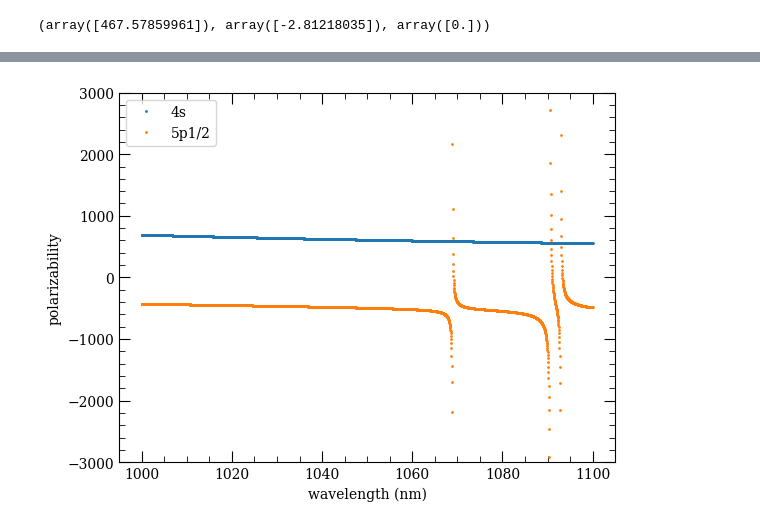
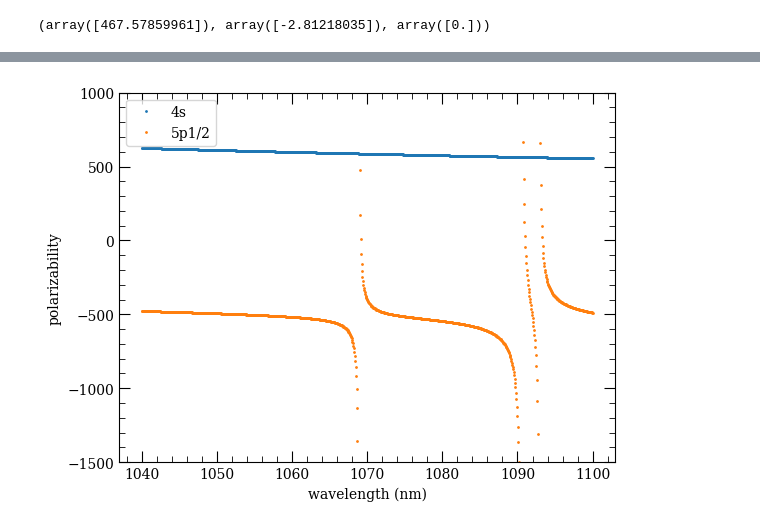
Before and after one commit to ucsb-amo/k-amo, a Jupyter notebook: kamo/light_shift/master_file.ipynb, the cells around one changed output, grey strips where cells are left out. Cells and saved outputs as stored; diff of their text form; code cells hidden in the pictures.

```diff
--- a/kamo/light_shift/master_file.ipynb
+++ b/kamo/light_shift/master_file.ipynb
@@ -12,7 +32,7 @@ cp.compute_fine_structure_polarizability(4,0,1/2,1227.67e-9)
 import time
 
 t0 = time.time()
-wavelengths_5pmagic = np.linspace(1060.,1100.,3000) * 1.e-9
+wavelengths_5pmagic = np.linspace(1040.,1100.,1000) * 1.e-9
 alpha_4s_5pmagic, _, _ = cp.compute_fine_structure_polarizability(4,0,1/2,wavelength_m=wavelengths_5pmagic)
 alpha_5p_5pmagic, _, _ = cp.compute_fine_structure_polarizability(5,1,1/2,wavelength_m=wavelengths_5pmagic)
 print(time.time() - t0)
@@ -37,16 +41,16 @@ No portal data for 4s1/2 to 14p1/2 -- substituting ARC data.
 # %%
 plt.figure()
-yylim1 = [-3000,3000]
+yylim1 = [-1500,1000]
 msize = 2
 plt.plot(wavelengths_5pmagic*1.e9,alpha_4s_5pmagic,'.',markersize=msize)
 plt.plot(wavelengths_5pmagic*1.e9,alpha_5p_5pmagic,'.',markersize=msize)
 plt.xlabel("wavelength (nm)")
 plt.ylabel("polarizability")
 plt.legend(['4s','5p1/2'])
 plt.ylim(yylim1)
 plt.show()
 # %% [output]
-[figure, old version]
+[figure, new version]
 # %%
 import time
 
```
Also changed, not shown: parts of 5 cells of this notebook.
